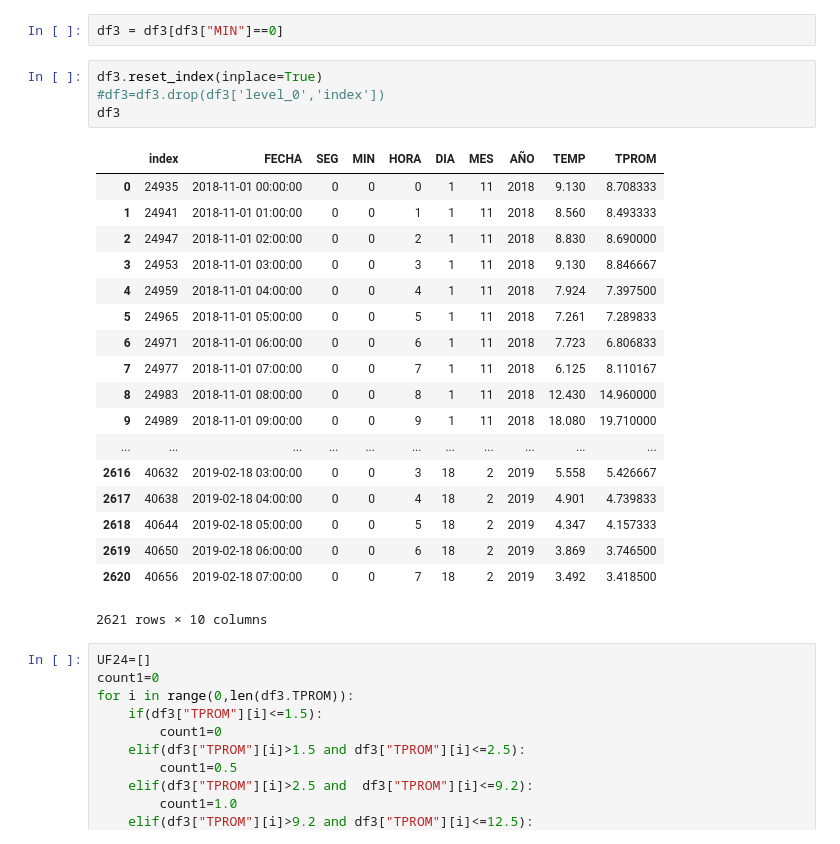
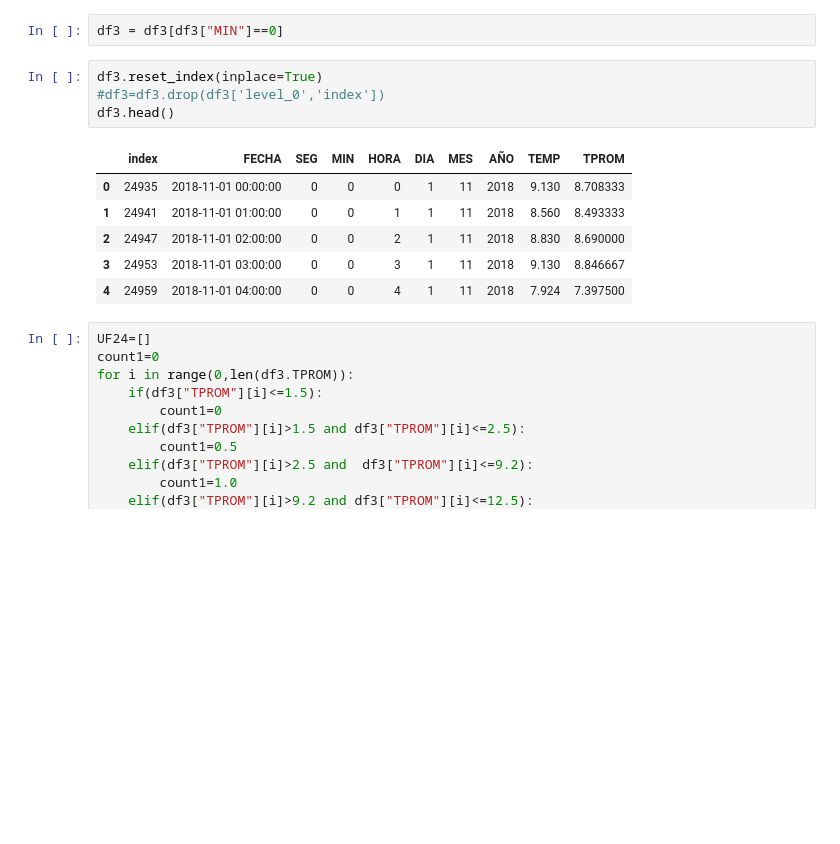
Before and after one commit to albertomedinac/Computacional-I, a Jupyter notebook: evaluacion 1/evaluacion 1.ipynb, the cells around one changed output. Drawn from its saved outputs; the diff is of its cells as text; blank space fills up the shorter version.

```diff
--- a/evaluacion 1/evaluacion 1.ipynb
+++ b/evaluacion 1/evaluacion 1.ipynb
@@ -111,26 +101,14 @@ df3 = df3[df3["MIN"]==0]
 # %%
 df3.reset_index(inplace=True)
 #df3=df3.drop(df3['level_0','index'])
-df3
+df3.head()
 # %% [output]
 |  | index | FECHA | SEG | MIN | HORA | DIA | MES | AÑO | TEMP | TPROM |
 | 0 | 24935 | 2018-11-01 00:00:00 | 0 | 0 | 0 | 1 | 11 | 2018 | 9.130 | 8.708333 |
 | 1 | 24941 | 2018-11-01 01:00:00 | 0 | 0 | 1 | 1 | 11 | 2018 | 8.560 | 8.493333 |
 | 2 | 24947 | 2018-11-01 02:00:00 | 0 | 0 | 2 | 1 | 11 | 2018 | 8.830 | 8.690000 |
 | 3 | 24953 | 2018-11-01 03:00:00 | 0 | 0 | 3 | 1 | 11 | 2018 | 9.130 | 8.846667 |
 | 4 | 24959 | 2018-11-01 04:00:00 | 0 | 0 | 4 | 1 | 11 | 2018 | 7.924 | 7.397500 |
-| 5 | 24965 | 2018-11-01 05:00:00 | 0 | 0 | 5 | 1 | 11 | 2018 | 7.261 | 7.289833 |
-| 6 | 24971 | 2018-11-01 06:00:00 | 0 | 0 | 6 | 1 | 11 | 2018 | 7.723 | 6.806833 |
-| 7 | 24977 | 2018-11-01 07:00:00 | 0 | 0 | 7 | 1 | 11 | 2018 | 6.125 | 8.110167 |
-| 8 | 24983 | 2018-11-01 08:00:00 | 0 | 0 | 8 | 1 | 11 | 2018 | 12.430 | 14.960000 |
-| 9 | 24989 | 2018-11-01 09:00:00 | 0 | 0 | 9 | 1 | 11 | 2018 | 18.080 | 19.710000 |
-| ... | ... | ... | ... | ... | ... | ... | ... | ... | ... | ... |
-| 2616 | 40632 | 2019-02-18 03:00:00 | 0 | 0 | 3 | 18 | 2 | 2019 | 5.558 | 5.426667 |
-| 2617 | 40638 | 2019-02-18 04:00:00 | 0 | 0 | 4 | 18 | 2 | 2019 | 4.901 | 4.739833 |
-| 2618 | 40644 | 2019-02-18 05:00:00 | 0 | 0 | 5 | 18 | 2 | 2019 | 4.347 | 4.157333 |
-| 2619 | 40650 | 2019-02-18 06:00:00 | 0 | 0 | 6 | 18 | 2 | 2019 | 3.869 | 3.746500 |
-| 2620 | 40656 | 2019-02-18 07:00:00 | 0 | 0 | 7 | 18 | 2 | 2019 | 3.492 | 3.418500 |
-2621 rows × 10 columns
 # %%
 UF24=[]
 count1=0
```
Also changed, not shown: parts of 1 cell of this notebook.
